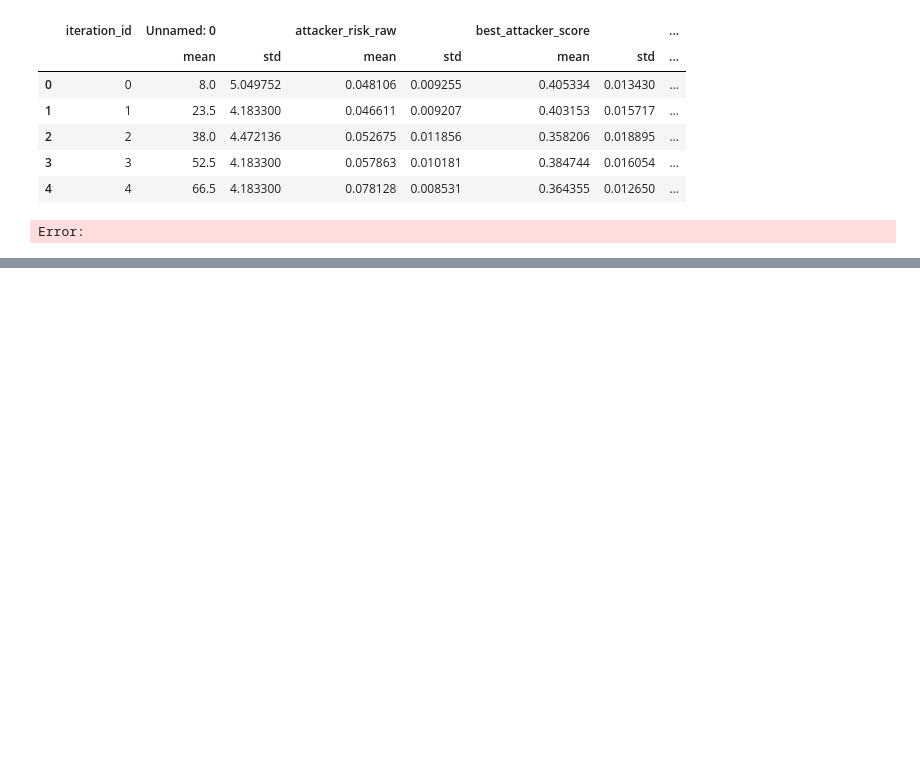
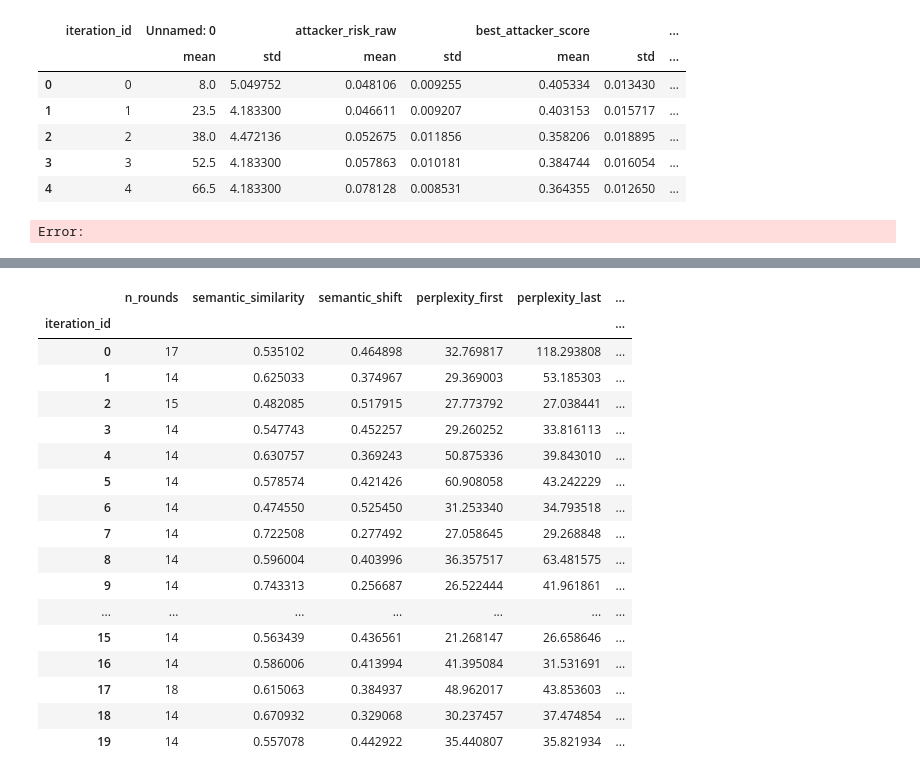
Before and after one commit to TanzimAhad7/HAVOC, a Jupyter notebook: src/analyzer.ipynb, the cells around one changed output, grey strips where cells are left out. Drawn from its saved outputs; the diff is of its cells as text; code cells hidden in the pictures; blank space fills up the shorter version.

```diff
--- a/src/analyzer.ipynb
+++ b/src/analyzer.ipynb
@@ -394,0 +509,13 @@ Error:
+# %%
+import pandas as pd
+attack_stat_df = pd.read_csv("/home/ihossain/ISMAIL/SUPREMELAB/HAVOC/output/evaluation_reports/attacker_eval/attacker_statistic.csv")
+# %%
+import pandas as pd
+import numpy as np
+from sentence_transformers import SentenceTransformer
+from sklearn.metrics.pairwise import cosine_similarity
+
+# -----------------------------------------------
+# 3) Semantic shift across rounds (per iteration)
+# -----------------------------------------------
+model = SentenceTransformer("all-MiniLM-L6-v2")
@@ -394,0 +675,22 @@ Error:
+# %%
+# Show summary
+first_last_semantic_df.head(20)
+# %% [output]
+|  | n_rounds | semantic_similarity | semantic_shift | perplexity_first | perplexity_last | ... |
+| iteration_id |  |  |  |  |  | ... |
+| 0 | 17 | 0.535102 | 0.464898 | 32.769817 | 118.293808 | ... |
+| 1 | 14 | 0.625033 | 0.374967 | 29.369003 | 53.185303 | ... |
+| 2 | 15 | 0.482085 | 0.517915 | 27.773792 | 27.038441 | ... |
+| 3 | 14 | 0.547743 | 0.452257 | 29.260252 | 33.816113 | ... |
+| 4 | 14 | 0.630757 | 0.369243 | 50.875336 | 39.843010 | ... |
+| 5 | 14 | 0.578574 | 0.421426 | 60.908058 | 43.242229 | ... |
+| 6 | 14 | 0.474550 | 0.525450 | 31.253340 | 34.793518 | ... |
+| 7 | 14 | 0.722508 | 0.277492 | 27.058645 | 29.268848 | ... |
+| 8 | 14 | 0.596004 | 0.403996 | 36.357517 | 63.481575 | ... |
+| 9 | 14 | 0.743313 | 0.256687 | 26.522444 | 41.961861 | ... |
+| ... | ... | ... | ... | ... | ... | ... |
+| 15 | 14 | 0.563439 | 0.436561 | 21.268147 | 26.658646 | ... |
+| 16 | 14 | 0.586006 | 0.413994 | 41.395084 | 31.531691 | ... |
+| 17 | 18 | 0.615063 | 0.384937 | 48.962017 | 43.853603 | ... |
+| 18 | 14 | 0.670932 | 0.329068 | 30.237457 | 37.474854 | ... |
+| 19 | 14 | 0.557078 | 0.442922 | 35.440807 | 35.821934 | ... |
```
Also changed, not shown: parts of 10 cells of this notebook.
